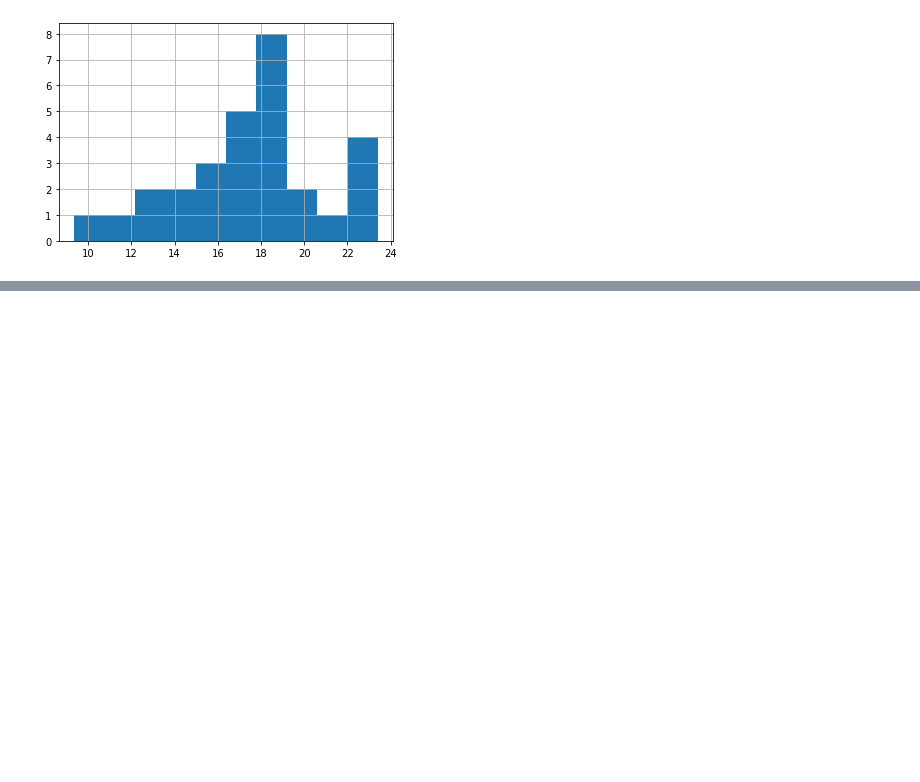
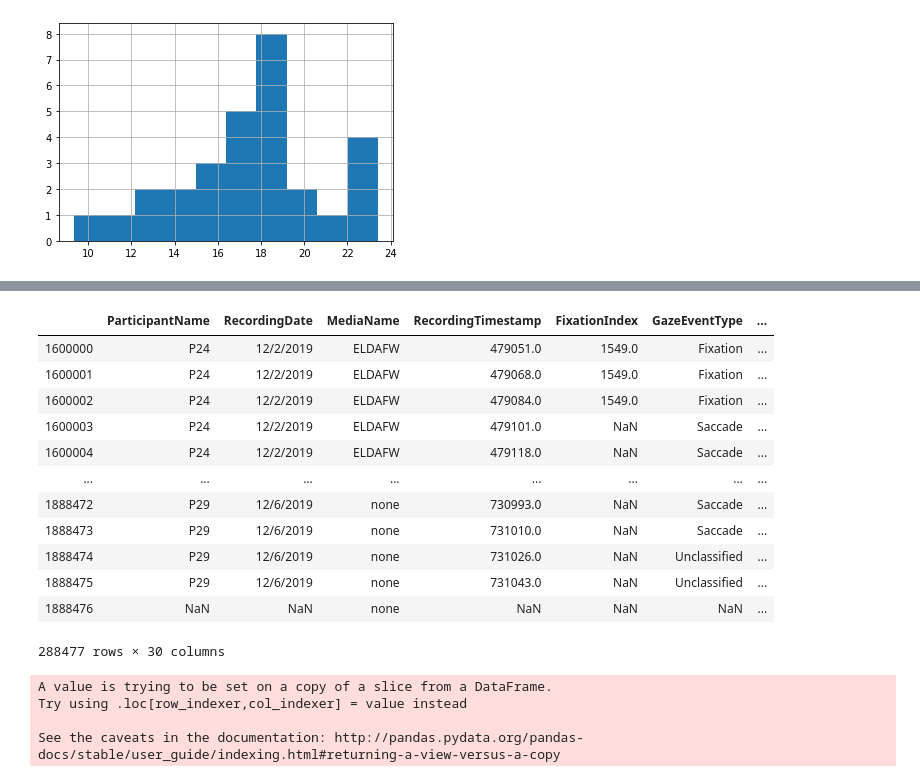
Before and after one commit to jessebmurray/eyetracking, a Jupyter notebook: par_data_total.ipynb, the cells around one changed output, grey strips where cells are left out. Drawn from its saved outputs; the diff is of its cells as text; code cells hidden in the pictures; blank space fills up the shorter version.

```diff
--- a/par_data_total.ipynb
+++ b/par_data_total.ipynb
@@ -195,0 +297,31 @@ six_letter_coordinates = [[35, 509], [335, 87], [943, 87], [1245, 509], [944, 92
+# %%
+# reduce the size of total_data so things go a bit faster
+
+total_data = total_data.loc[1600000:]
+total_data
+# %% [output]
+|  | ParticipantName | RecordingDate | MediaName | RecordingTimestamp | FixationIndex | GazeEventType | ... |
+| 1600000 | P24 | 12/2/2019 | ELDAFW | 479051.0 | 1549.0 | Fixation | ... |
+| 1600001 | P24 | 12/2/2019 | ELDAFW | 479068.0 | 1549.0 | Fixation | ... |
+| 1600002 | P24 | 12/2/2019 | ELDAFW | 479084.0 | 1549.0 | Fixation | ... |
+| 1600003 | P24 | 12/2/2019 | ELDAFW | 479101.0 | NaN | Saccade | ... |
+| 1600004 | P24 | 12/2/2019 | ELDAFW | 479118.0 | NaN | Saccade | ... |
+| ... | ... | ... | ... | ... | ... | ... | ... |
+| 1888472 | P29 | 12/6/2019 | none | 730993.0 | NaN | Saccade | ... |
+| 1888473 | P29 | 12/6/2019 | none | 731010.0 | NaN | Saccade | ... |
+| 1888474 | P29 | 12/6/2019 | none | 731026.0 | NaN | Unclassified | ... |
+| 1888475 | P29 | 12/6/2019 | none | 731043.0 | NaN | Unclassified | ... |
+| 1888476 | NaN | NaN | none | NaN | NaN | NaN | ... |
+288477 rows × 30 columns
+# %%
+# Set the five_d_1 column to be length of a media name: '4' if the MediaName is none, '5' if the MediaName is 12345 or
+# a five letter word, '6' if the MediaName is 123456 or a six letter word, and '17' if the MediaName is
+# 'black_break_image'. This way, we avoid having to use apply(), which I've tried using and it is way way too slow.
+
+
+total_data['five_d_1'] = total_data.MediaName.str.len().astype(str) + '<' + total_data.gen_gazeX.astype(str) + '<' + total_data.gen_gazeY.astype(str)
+# %% [output]
+A value is trying to be set on a copy of a slice from a DataFrame.
+Try using .loc[row_indexer,col_indexer] = value instead
+
+See the caveats in the documentation: http://pandas.pydata.org/pandas-docs/stable/user_guide/indexing.html#returning-a-view-versus-a-copy
```
Also changed, not shown: parts of 18 cells of this notebook.
